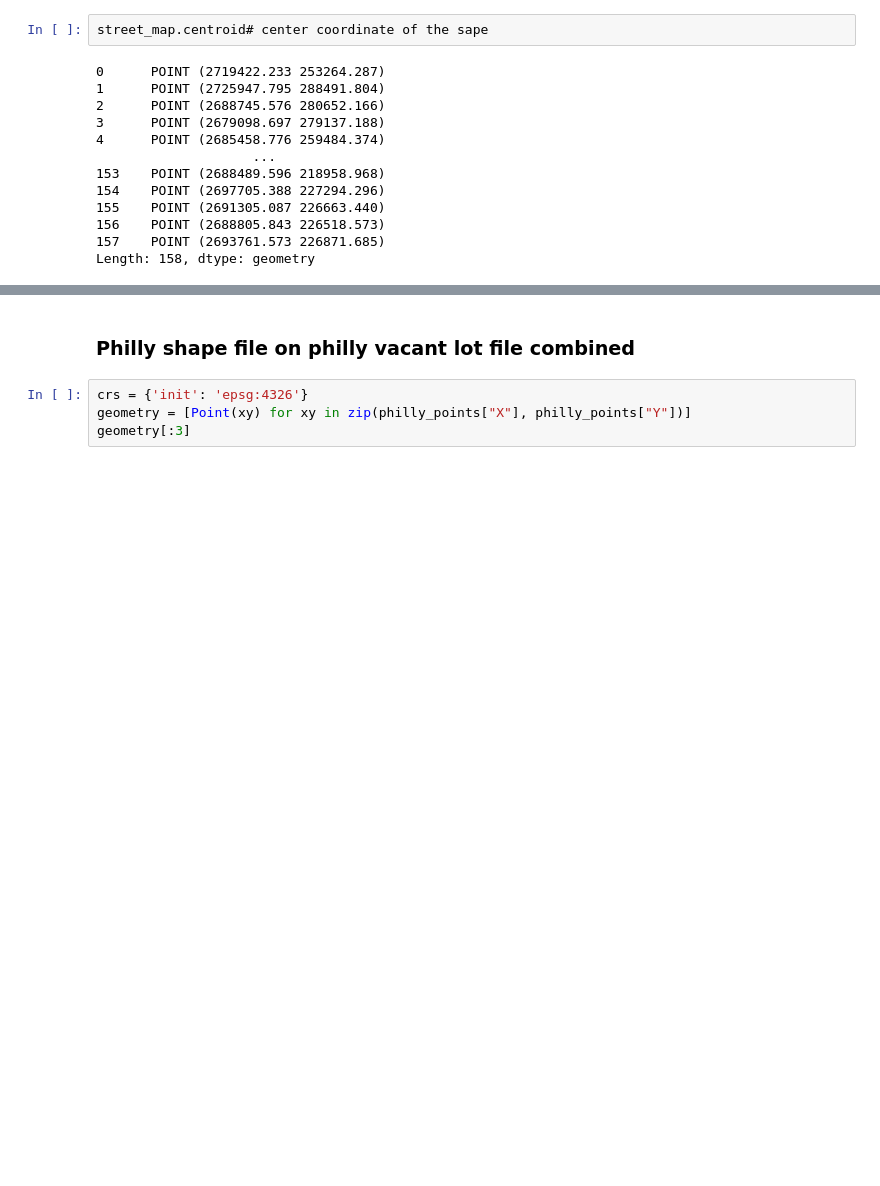
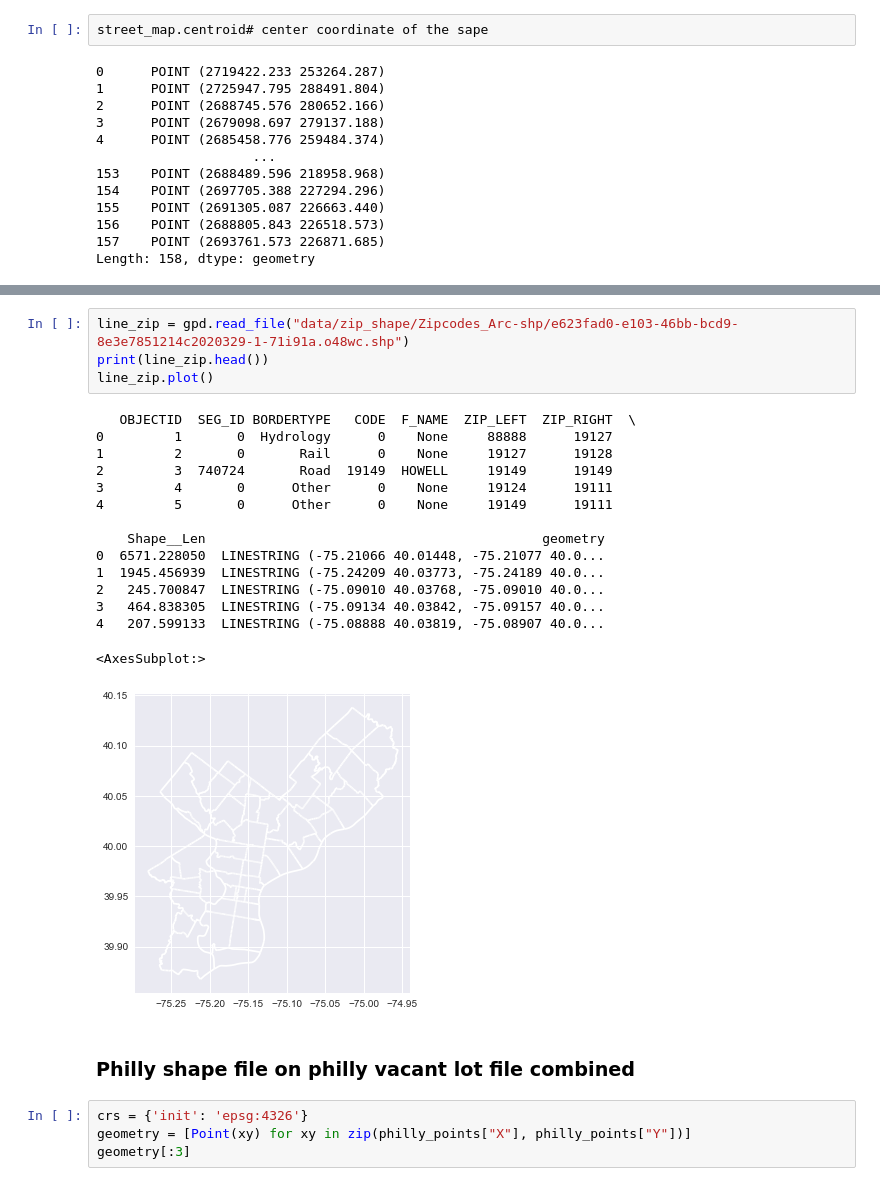
Before and after one commit to Pball01/vacant_lot, a Jupyter notebook: data_explore.ipynb, the cells around one changed output, grey strips where cells are left out. Cells and saved outputs as stored; diff of their text form; blank space fills up the shorter version.

```diff
--- a/data_explore.ipynb
+++ b/data_explore.ipynb
@@ -169,3 +198,23 @@ Length: 158, dtype: geometry
+# %%
+line_zip = gpd.read_file("data/zip_shape/Zipcodes_Arc-shp/e623fad0-e103-46bb-bcd9-8e3e7851214c2020329-1-71i91a.o48wc.shp")
+print(line_zip.head())
+line_zip.plot()
+# %% [output]
+   OBJECTID  SEG_ID BORDERTYPE   CODE  F_NAME  ZIP_LEFT  ZIP_RIGHT  \
+0         1       0  Hydrology      0    None     88888      19127
+1         2       0       Rail      0    None     19127      19128
+2         3  740724       Road  19149  HOWELL     19149      19149
+3         4       0      Other      0    None     19124      19111
+4         5       0      Other      0    None     19149      19111
+
+    Shape__Len                                           geometry
+0  6571.228050  LINESTRING (-75.21066 40.01448, -75.21077 40.0...
+1  1945.456939  LINESTRING (-75.24209 40.03773, -75.24189 40.0...
+2   245.700847  LINESTRING (-75.09010 40.03768, -75.09010 40.0...
+3   464.838305  LINESTRING (-75.09134 40.03842, -75.09157 40.0...
+4   207.599133  LINESTRING (-75.08888 40.03819, -75.08907 40.0...
+<AxesSubplot:>
+[figure, added]
 # %% [markdown]
 ### Philly shape file on philly vacant lot file combined
 # %%
```
Also changed, not shown: parts of 71 cells of this notebook.
